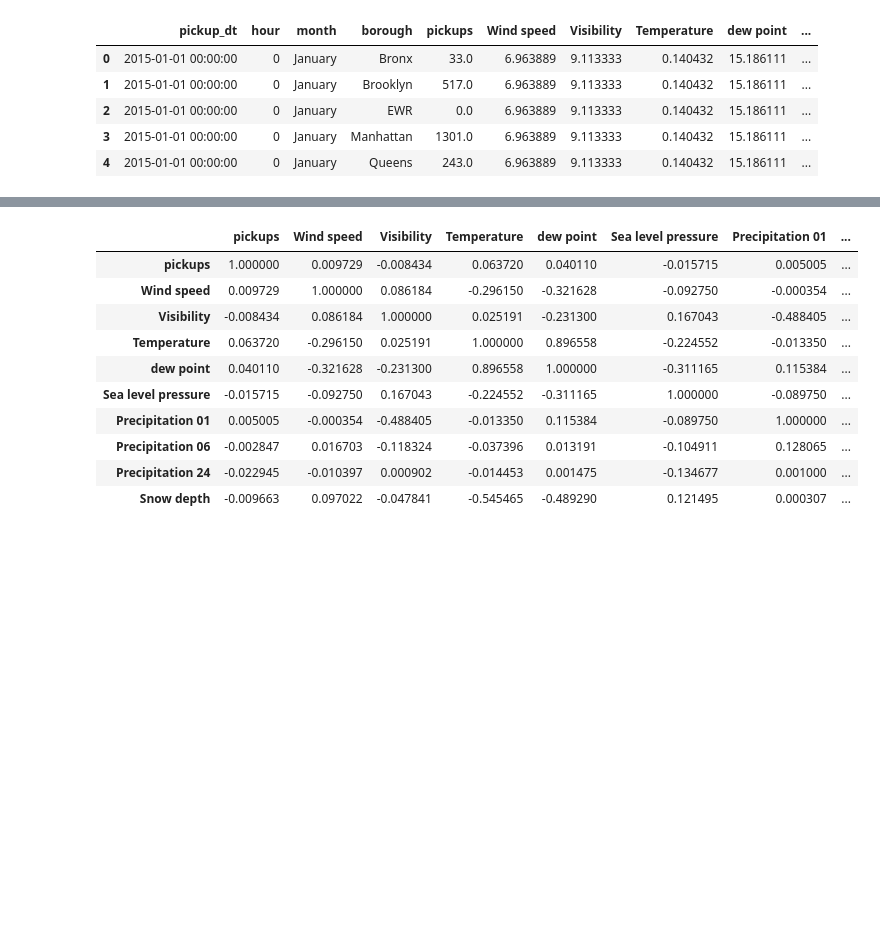
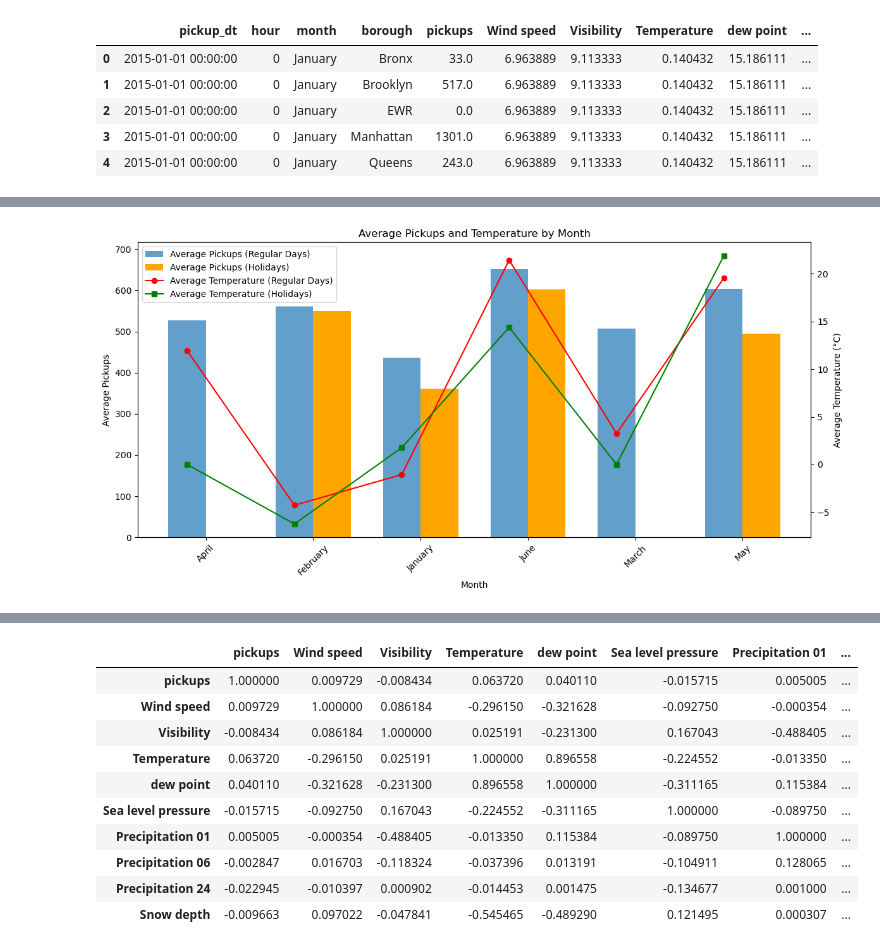
Before and after one commit to Jherza-X/Project1-Group9, a Jupyter notebook: Uber-Weather-Project/project-1 - Q1.ipynb, the cells around one changed output, grey strips where cells are left out. Cells and saved outputs as stored; diff of their text form; code cells hidden in the pictures; blank space fills up the shorter version.

```diff
--- a/Uber-Weather-Project/project-1 - Q1.ipynb
+++ b/Uber-Weather-Project/project-1 - Q1.ipynb
@@ -52,0 +323,87 @@ df.head()
+# %%
+# Filter the data on holidays
+data_holiday = df[(df['Holiday'] == 'Y')]
+
+# Filter the data on regular days (non-holidays)
+regular = df[(df['Holiday'] == 'N')]
+
+# Create a list of unique months for both regular and holiday data
+months_holiday = data_holiday['month'].unique()
+months_regular = data_regular['month'].unique()
+
+# Combine the unique months from both datasets
+all_months = np.union1d(months_holiday, months_regular)
+
+# Initialize lists to store the average pickups and temperatures for each month for regular and holiday data
+average_pickups_holiday = []
+average_temperatures_holiday = []
+average_pickups_regular = []
+average_temperatures_regular = []
+
+# Calculate the average pickups and temperatures for each month for regular data
+for month in all_months:
+    if month in months_regular:
+        month_data = data_regular[data_regular['month'] == month]
+        average_pickup = month_data['pickups'].mean()
+        average_temperature = month_data['Temperature'].mean()
+        average_pickups_regular.append(average_pickup)
+        average_temperatures_regular.append(average_temperature)
+    else:
+        average_pickups_regular.append(0)  # Use 0 if there's no data for this month
+        average_temperatures_regular.append(0)  # Use 0 if there's no data for this month
+
+# Calculate the average pickups and temperatures for each month for holiday data
+for month in all_months:
+    if month in months_holiday:
+        month_data = data_holiday[data_holiday['month'] == month]
+        average_pickup = month_data['pickups'].mean()
+        average_temperature = month_data['Temperature'].mean()
+        average_pickups_holiday.append(average_pickup)
+        average_temperatures_holiday.append(average_temperature)
+    else:
+        average_pickups_holiday.append(0)  # Use 0 if there's no data for this month
+        average_temperatures_holiday.append(0)  # Use 0 if there's no data for this month
+
+# Create a single plot
+fig, ax1 = plt.subplots(figsize=(12, 6))
+
+# Calculate the width of each bar
+bar_width = 0.35
+index = np.arange(len(all_months))
+
+# Plot regular days data
+ax1.bar(index, average_pickups_regular, width=bar_width, label='Average Pickups (Regular Days)', alpha=0.7)
+ax1.bar(index + bar_width, average_pickups_holiday, width=bar_width, label='Average Pickups (Holidays)', alpha=1, color='orange')
+
+# Set x-axis labels to be the month names
+ax1.set_xlabel('Month')
+ax1.set_xticks(index + bar_width / 2)
+ax1.set_xticklabels(all_months, rotation=45)
+
+# Set y-axis label for average pickups
+ax1.set_ylabel('Average Pickups')
+ax1.set_ylim(0, max(max(average_pickups_regular), max(average_pickups_holiday)) * 1.1)  # Set y-axis limit
+
+
+# Create a second y-axis for average temperature
+ax2 = ax1.twinx()
+ax2.plot(index, average_temperatures_regular, color='red', marker='o', label='Average Temperature (Regular Days)')
+ax2.plot(index, average_temperatures_holiday, color='green', marker='s', label='Average Temperature (Holidays)')
+
+# Set y-axis label for average temperature
+ax2.set_ylabel('Average Temperature (°C)')
+
+
+# Add a legend for the temperature
+lines1, labels1 = ax1.get_legend_handles_labels()
+lines2, labels2 = ax2.get_legend_handles_labels()
+ax2.legend(lines1 + lines2, labels1 + labels2, loc='upper left')
+
+# Set the title
+ax1.set_title('Average Pickups and Temperature by Month')
+
+# Adjust layout
+plt.tight_layout()
+plt.show()
+# %% [output]
+[figure, added]
```
Also changed, not shown: parts of 29 cells of this notebook, 2 other files.
